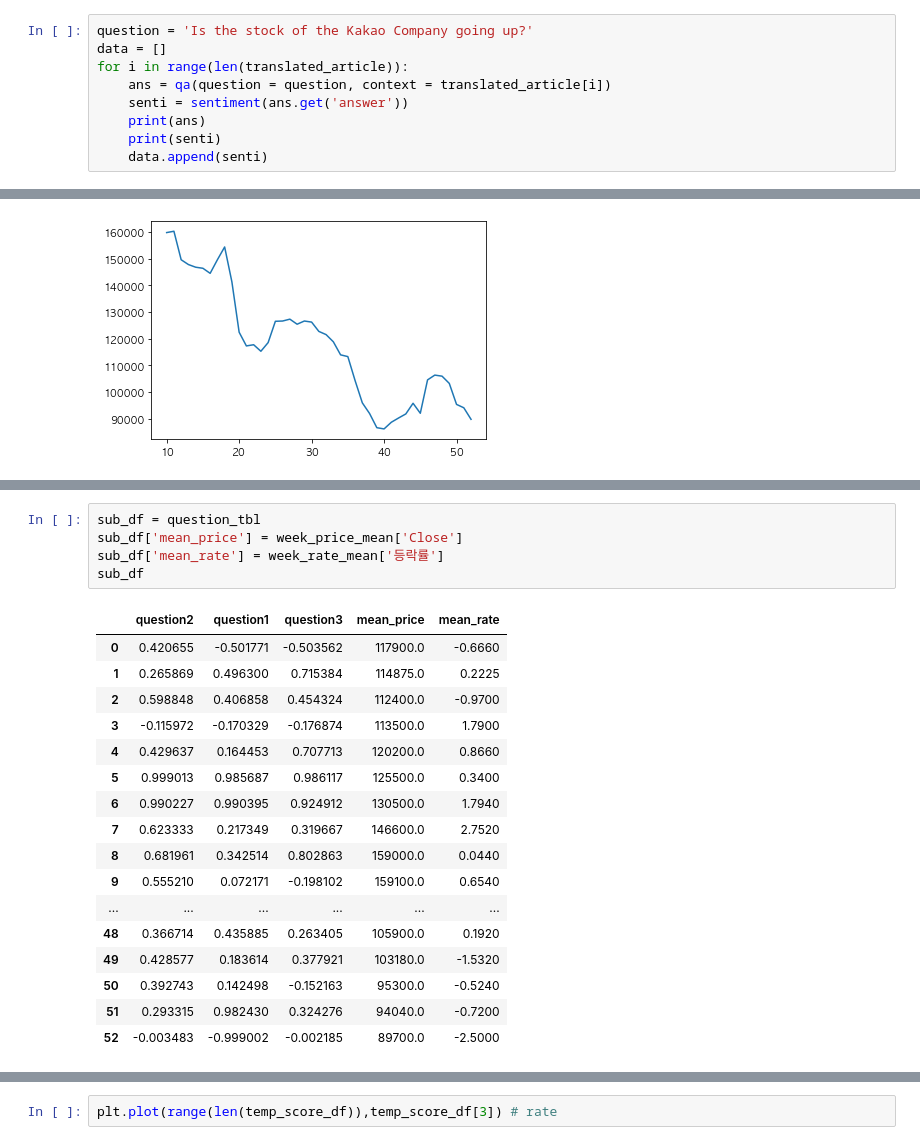
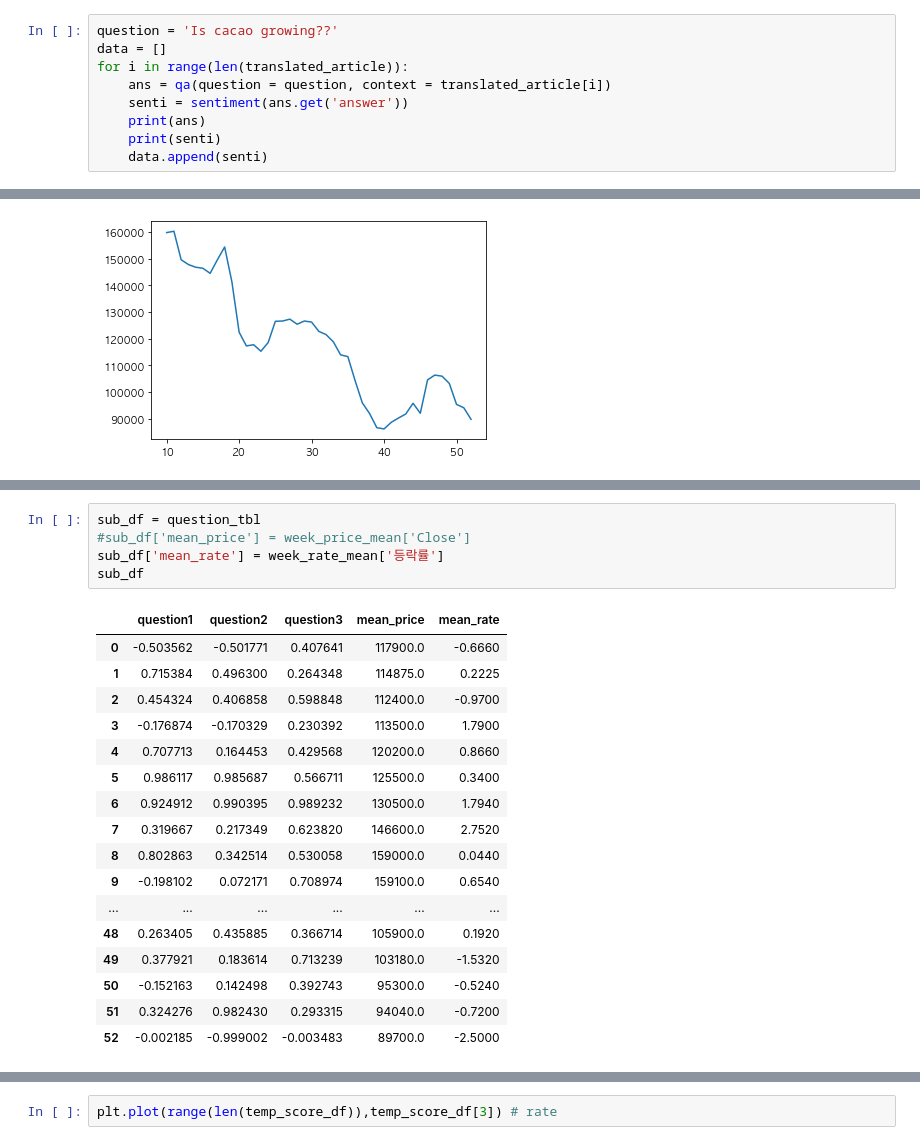
Before and after one commit to jjh0987/big_data_prac, a Jupyter notebook: big_data/lecture/week16/final02.ipynb, the cells around one changed output, grey strips where cells are left out. Saved outputs shown, nothing was run; the diff lists cells and outputs as text.

```diff
--- a/big_data/lecture/week16/final02.ipynb
+++ b/big_data/lecture/week16/final02.ipynb
@@ -79,7 +77,7 @@ article_table
 | 441 | 2021-04-29 | Investors are consulting at the K... |
 442 rows × 2 columns
 # %%
-question = 'Is the stock of the Kakao Company going up?'
+question = 'Is cacao growing??'
 data = []
 for i in range(len(translated_article)):
     ans = qa(question = question, context = translated_article[i])
@@ -177,23 +197,23 @@ plt.plot(week_price_mean['Close'][split_span:])
 # %%
 sub_df = question_tbl
-sub_df['mean_price'] = week_price_mean['Close']
+#sub_df['mean_price'] = week_price_mean['Close']
 sub_df['mean_rate'] = week_rate_mean['등락률']
 sub_df
 # %% [output]
-|  | question2 | question1 | question3 | mean_price | mean_rate |
-| 0 | 0.420655 | -0.501771 | -0.503562 | 117900.0 | -0.6660 |
-| 1 | 0.265869 | 0.496300 | 0.715384 | 114875.0 | 0.2225 |
-| 2 | 0.598848 | 0.406858 | 0.454324 | 112400.0 | -0.9700 |
-| 3 | -0.115972 | -0.170329 | -0.176874 | 113500.0 | 1.7900 |
-| 4 | 0.429637 | 0.164453 | 0.707713 | 120200.0 | 0.8660 |
-| 5 | 0.999013 | 0.985687 | 0.986117 | 125500.0 | 0.3400 |
-| 6 | 0.990227 | 0.990395 | 0.924912 | 130500.0 | 1.7940 |
-| 7 | 0.623333 | 0.217349 | 0.319667 | 146600.0 | 2.7520 |
-| 8 | 0.681961 | 0.342514 | 0.802863 | 159000.0 | 0.0440 |
-| 9 | 0.555210 | 0.072171 | -0.198102 | 159100.0 | 0.6540 |
+|  | question1 | question2 | question3 | mean_price | mean_rate |
+| 0 | -0.503562 | -0.501771 | 0.407641 | 117900.0 | -0.6660 |
+| 1 | 0.715384 | 0.496300 | 0.264348 | 114875.0 | 0.2225 |
+| 2 | 0.454324 | 0.406858 | 0.598848 | 112400.0 | -0.9700 |
+| 3 | -0.176874 | -0.170329 | 0.230392 | 113500.0 | 1.7900 |
+| 4 | 0.707713 | 0.164453 | 0.429568 | 120200.0 | 0.8660 |
+| 5 | 0.986117 | 0.985687 | 0.566711 | 125500.0 | 0.3400 |
+| 6 | 0.924912 | 0.990395 | 0.989232 | 130500.0 | 1.7940 |
+| 7 | 0.319667 | 0.217349 | 0.623820 | 146600.0 | 2.7520 |
+| 8 | 0.802863 | 0.342514 | 0.530058 | 159000.0 | 0.0440 |
+| 9 | -0.198102 | 0.072171 | 0.708974 | 159100.0 | 0.6540 |
 | ... | ... | ... | ... | ... | ... |
-| 48 | 0.366714 | 0.435885 | 0.263405 | 105900.0 | 0.1920 |
-| 49 | 0.428577 | 0.183614 | 0.377921 | 103180.0 | -1.5320 |
-| 50 | 0.392743 | 0.142498 | -0.152163 | 95300.0 | -0.5240 |
-| 51 | 0.293315 | 0.982430 | 0.324276 | 94040.0 | -0.7200 |
-| 52 | -0.003483 | -0.999002 | -0.002185 | 89700.0 | -2.5000 |
+| 48 | 0.263405 | 0.435885 | 0.366714 | 105900.0 | 0.1920 |
+| 49 | 0.377921 | 0.183614 | 0.713239 | 103180.0 | -1.5320 |
+| 50 | -0.152163 | 0.142498 | 0.392743 | 95300.0 | -0.5240 |
+| 51 | 0.324276 | 0.982430 | 0.293315 | 94040.0 | -0.7200 |
+| 52 | -0.002185 | -0.999002 | -0.003483 | 89700.0 | -2.5000 |
```
Also changed, not shown: parts of 23 cells of this notebook, 7 other files.
